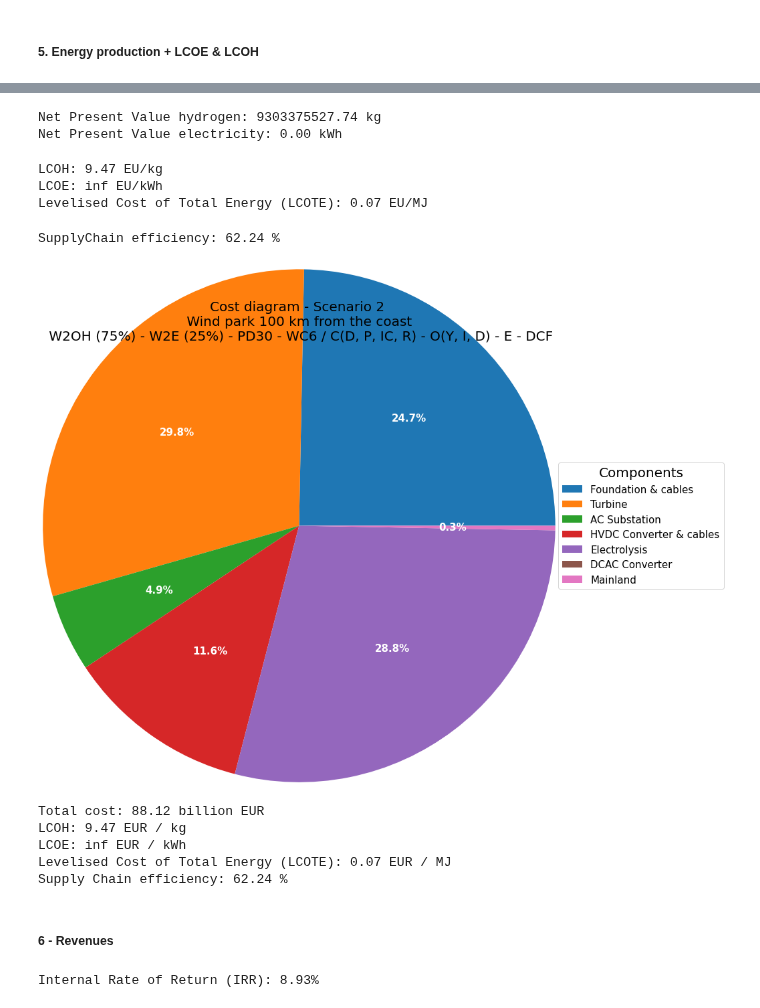
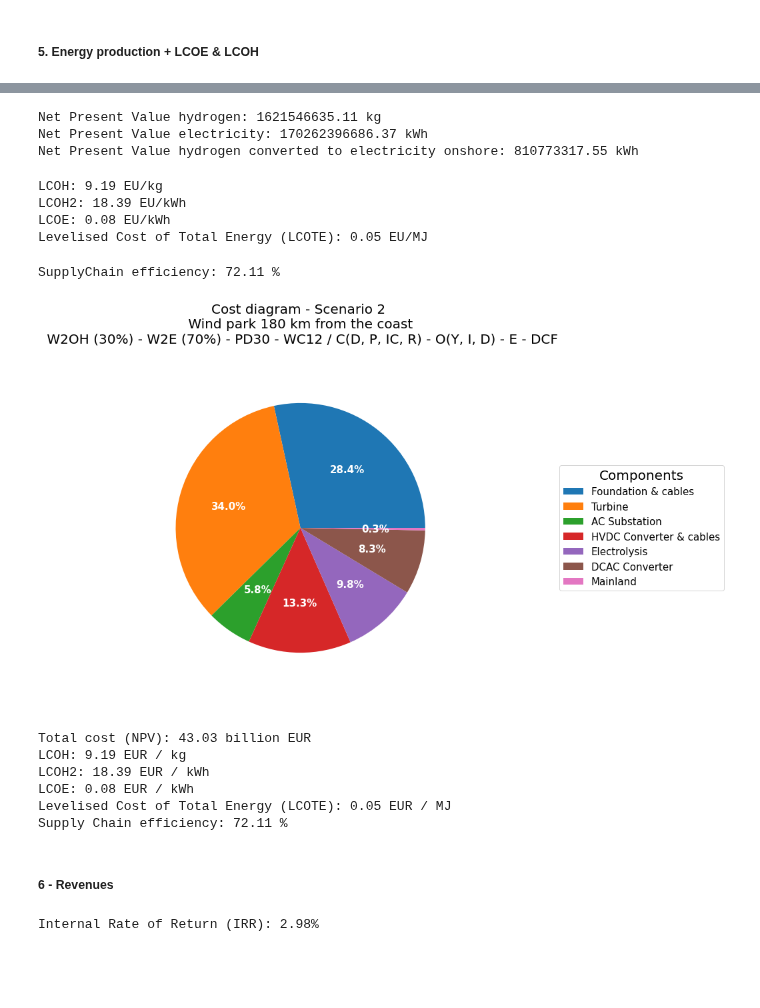
Before and after one commit to VanOord/OpenSCSim, a Jupyter notebook: Scenario 2.ipynb, the cells around one changed output, grey strips where cells are left out. Saved outputs shown, nothing was run; the diff lists cells and outputs as text; code cells hidden in the pictures; blank space fills up the shorter version.

```diff
--- a/Scenario 2.ipynb
+++ b/Scenario 2.ipynb
@@ -22,26 +22,26 @@ Inputs = extract_scenario(mapping, 'Scenario1')
 WACC = 0.0984
 
 #Time input
-startyear1 = 2023
-startyear2 = 2026
-endyear = 2052
+startyear1 = 2030
+startyear2 = 2035
+endyear = startyear1 + 29
 
 #Escalation
-escalation_base_year = 2023
+escalation_base_year = 2030
 lifecycle=30
 escalation_rate=0.02
 
 #Distances
-distance_windpark = 100000 #meter (distance windpark from shore)
-distance_HVDC_shore = 50000 #meter (distance HVDC platform from shore)
+distance_windpark = 180_000 #meter (distance windpark from shore)
+distance_HVDC_shore = 150_000 #meter (distance HVDC platform from shore)
 distance_DC_collection = distance_windpark - distance_HVDC_shore #meter
 
 #Windpark
-capacity_windpark1 = 3000 #MW
-capacity_windpark2 = 3000 #MW
+capacity_windpark1 = 6000 #MW
+capacity_windpark2 = 6000 #MW
 
 #Dedicated energy for electrolysis / electricity
-dedicated_electrolyser_energy = 1
+dedicated_electrolyser_energy = 0.3
 dedicated_DCAC_energy = (1 - dedicated_electrolyser_energy)
 
 #Efficiency factors
@@ -55,8 +55,8 @@ DCAC_efficiency = 0.9
 kWh_to_kg = 50 #kWh/kg hydrogen
 
 #Energy prices
-electricity_price = 0.1  # 0.1 EU/kWh
-hydrogen_price = 13 # 13 EU / kg
+electricity_price = 0.18  # 0.18 EU/kWh
+hydrogen_price = 6 # 6 EU / kg
 # %% [markdown]
 #### 1.2 Element data
 We are including the following elements:
@@ -1021,7 +1021,7 @@ df_combined=combine_cashflow_dataframes([Foundation.df, Foundation2.df, Turbine.
 # %% [markdown]
 ##### 3. Calculate NPVs
 # %%
-df_combined_npv=calculate_npv(df_combined, 2023, WACC=WACC)
+df_combined_npv=calculate_npv(df_combined, 2030, WACC=WACC)
 display(df_combined_npv)
 final_npv_sum = df_combined_npv['npv_sum'].iloc[-1]
 print(final_npv_sum)
@@ -1259,9 +1268,18 @@ for i, production in enumerate(electricity_onshore_per_year):
 
 npv_electricity = sum(present_value_electricity)
 print("Net Present Value electricity: {:.2f} kWh".format(npv_electricity))
+
+present_value_electricity_after_hydrogen = []
+for i, production in enumerate(electricity_after_hydrogen_per_year):
+    pv = production * (1 / ((1 + WACC) ** (startyear1+i - escalation_base_year)))
+    present_value_electricity_after_hydrogen.append(pv)
+
+npv_electricity_after_hydrogen = sum(present_value_electricity_after_hydrogen)
+print("Net Present Value hydrogen converted to electricity onshore: {:.2f} kWh".format(npv_electricity_after_hydrogen))
 # %% [output]
-Net Present Value hydrogen: 9303375527.74 kg
-Net Present Value electricity: 0.00 kWh
+Net Present Value hydrogen: 1621546635.11 kg
+Net Present Value electricity: 170262396686.37 kWh
+Net Present Value hydrogen converted to electricity onshore: 810773317.55 kWh
 # %%
 total_cost = final_npv_sum*-1            # EU
 
@@ -1270,21 +1288,26 @@ total_cost_hydrogen = data_hydrogen
 total_cost_electricity = data_electricity
 # %%
 LCOH = total_cost_hydrogen / npv_hydrogen
+LCOH2 = total_cost_hydrogen / npv_electricity_after_hydrogen
 LCOE = total_cost_electricity / npv_electricity
 
-npv_hydrogen_energy_produced = npv_hydrogen * 141.8 #MJ / kg
-npv_electricity_energy_produced = npv_electricity * 3.6 #MJ / kWh
+npv_hydrogen_energy_produced = npv_hydrogen * 141.800 #MJ / kg
+npv_electricity_energy_produced = npv_electricity * 3.600 #MJ / kWh
 
 LCOTE = total_cost / (npv_hydrogen_energy_produced + npv_electricity_energy_produced)
 
 print('LCOH: {:.2f} EU/kg'.format(LCOH))
+
+print('LCOH2: {:.2f} EU/kWh'.format(LCOH2))
+
 print('LCOE: {:.2f} EU/kWh'.format(LCOE))
 
 print('Levelised Cost of Total Energy (LCOTE): {:.2f} EU/MJ'.format(LCOTE))
 # %% [output]
-LCOH: 9.47 EU/kg
-LCOE: inf EU/kWh
-Levelised Cost of Total Energy (LCOTE): 0.07 EU/MJ
+LCOH: 9.19 EU/kg
+LCOH2: 18.39 EU/kWh
+LCOE: 0.08 EU/kWh
+Levelised Cost of Total Energy (LCOTE): 0.05 EU/MJ
 # %%
 total_wind_energy_production = sum(total_wind_energy_production_per_year)
 
@@ -1297,45 +1320,47 @@ SupplyChain_efficiency = (hydrogen_energy_produced + electricity_energy_produced
 
 print('SupplyChain efficiency: {:.2f} %'.format(SupplyChain_efficiency*100))
 # %% [output]
-SupplyChain efficiency: 62.24 %
+SupplyChain efficiency: 72.11 %
 # %%
 fig, ax = plt.subplots(figsize=(16, 10), subplot_kw=dict(aspect="equal"))
 
 def func(pct, allvals):
     absolute = int(np.round(pct/100.*np.sum(allvals)))
     rounded_pct = round(pct, 2)
     if rounded_pct == 0:
         return ""
     return f"{rounded_pct:.1f}%"
 
 wedges, texts, autotexts = ax.pie(data, autopct=lambda pct: func(pct, data),
                                   textprops=dict(color="w"), radius=total_cost/50_000_000_000)
 
 ax.legend(wedges, labels,
           title="Components",
           loc="center left",
           bbox_to_anchor=(1.2, 0.5),
           fontsize=15)
 
 plt.setp(autotexts, size=15, weight="bold")
 
-ax.set_title("Cost diagram - Scenario 2 \n Wind park 100 km from the coast \n W2OH (75%) - W2E (25%) - PD30 - WC6 / C(D, P, IC, R) - O(Y, I, D) - E - DCF", fontsize=20)
+ax.set_title("Cost diagram - Scenario 2 \n Wind park 180 km from the coast \n W2OH (30%) - W2E (70%) - PD30 - WC12 / C(D, P, IC, R) - O(Y, I, D) - E - DCF", fontsize=20)
 
 plt.show()
 
 cost_in_billions = total_cost / 1_000_000_000
-print(f"{BOLD}Total cost: {cost_in_billions:.2f} billion EUR")
+print(f"{BOLD}Total cost (NPV): {cost_in_billions:.2f} billion EUR")
 print(f"LCOH: {LCOH:.2f} EUR / kg")
+print(f"LCOH2: {LCOH2:.2f} EUR / kWh")
 print(f"LCOE: {LCOE:.2f} EUR / kWh")
 print('Levelised Cost of Total Energy (LCOTE): {:.2f} EUR / MJ'.format(LCOTE))
 print('Supply Chain efficiency: {:.2f} %'.format(SupplyChain_efficiency*100))
 # %% [output]
-[figure, old version]
+[figure, new version]
-Total cost: 88.12 billion EUR
-LCOH: 9.47 EUR / kg
-LCOE: inf EUR / kWh
-Levelised Cost of Total Energy (LCOTE): 0.07 EUR / MJ
-Supply Chain efficiency: 62.24 %
+Total cost (NPV): 43.03 billion EUR
+LCOH: 9.19 EUR / kg
+LCOH2: 18.39 EUR / kWh
+LCOE: 0.08 EUR / kWh
+Levelised Cost of Total Energy (LCOTE): 0.05 EUR / MJ
+Supply Chain efficiency: 72.11 %
 # %% [markdown]
 ##### 6 - Revenues
 # %%
@@ -1378,7 +1403,7 @@ df_combined_npv = calculate_npv(df_combined, 2023, WACC=WACC)
 import numpy_financial as npf
 
 # Calculate the NPV of the cash flows
-df_combined_npv = calculate_npv(df_combined, 2023, WACC=WACC)
+df_combined_npv = calculate_npv(df_combined, 2030, WACC=WACC)
 
 # Extract the cash flows from the DataFrame and convert to a one-dimensional array
 cash_flows = df_combined_npv['npv'].values
@@ -1392,6 +1417,6 @@ irr_str = "{:.2f}%".format(irr * 100)
 # Print the IRR
 print("Internal Rate of Return (IRR): {:.2%}".format(irr))
 # %% [output]
-Internal Rate of Return (IRR): 8.93%
+Internal Rate of Return (IRR): 2.98%
 # %%
 # plot
```
Also changed, not shown: parts of 22 cells of this notebook, 7 other files.
